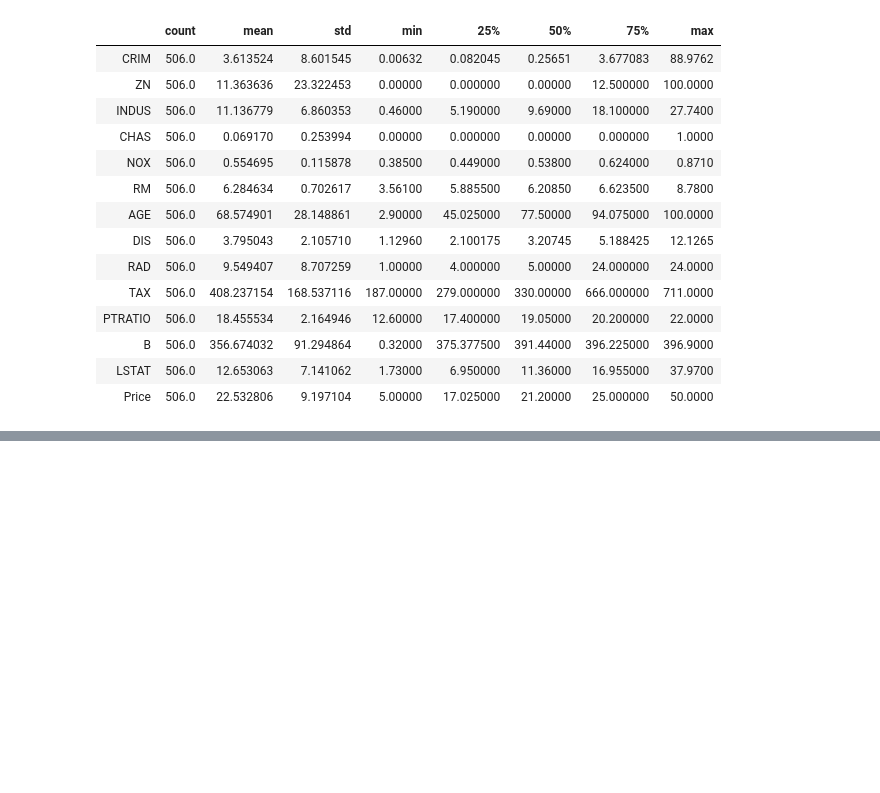
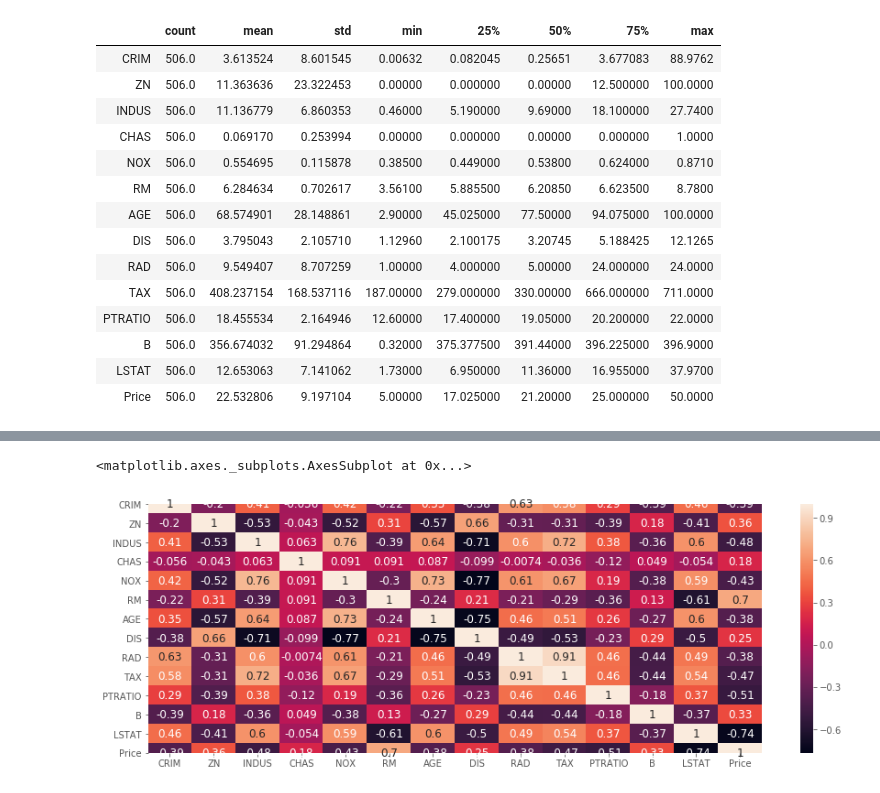
Before and after one commit to fionanealon/Boston-Housing-dataset, a Jupyter notebook: Boston Housing dataset.ipynb, the cells around one changed output, grey strips where cells are left out. Cells and saved outputs as stored; diff of their text form; code cells hidden in the pictures; blank space fills up the shorter version.

```diff
--- a/Boston Housing dataset.ipynb
+++ b/Boston Housing dataset.ipynb
@@ -147,3 +147,6 @@ data.describe().T
 | B | 506.0 | 356.674032 | 91.294864 | 0.32000 | 375.377500 | 391.44000 | 396.225000 | 396.9000 |
 | LSTAT | 506.0 | 12.653063 | 7.141062 | 1.73000 | 6.950000 | 11.36000 | 16.955000 | 37.9700 |
 | Price | 506.0 | 22.532806 | 9.197104 | 5.00000 | 17.025000 | 21.20000 | 25.000000 | 50.0000 |
+# %%
+corrmat = data.corr()
+corrmat
@@ -149,0 +169,6 @@ data.describe().T
+# %%
+fig, ax = plt.subplots(figsize = (15,5))
+sns.heatmap(corrmat, annot = True, annot_kws={'size': 12})
+# %% [output]
+<matplotlib.axes._subplots.AxesSubplot at 0x...>
+[figure, added]
```
Also changed, not shown: parts of 2 cells of this notebook.
